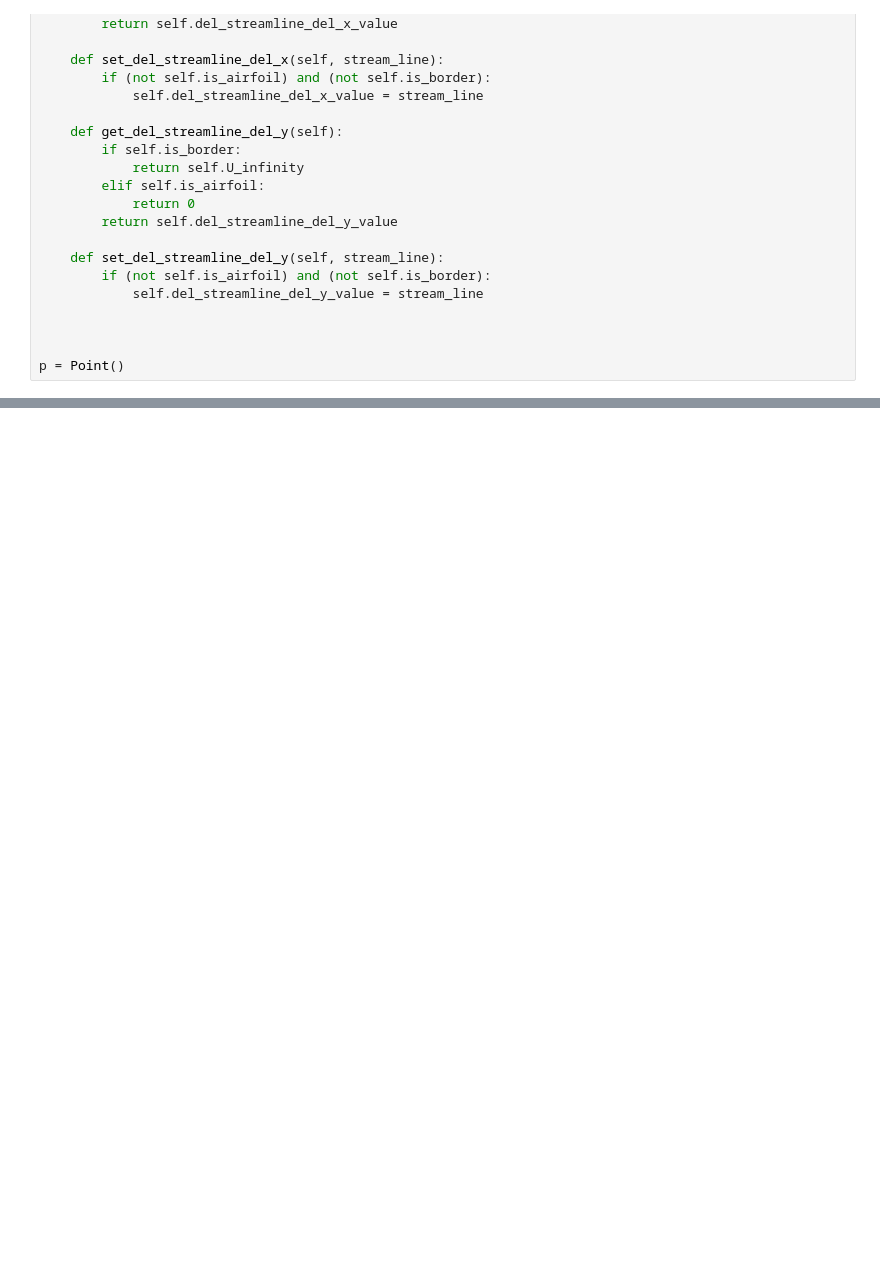
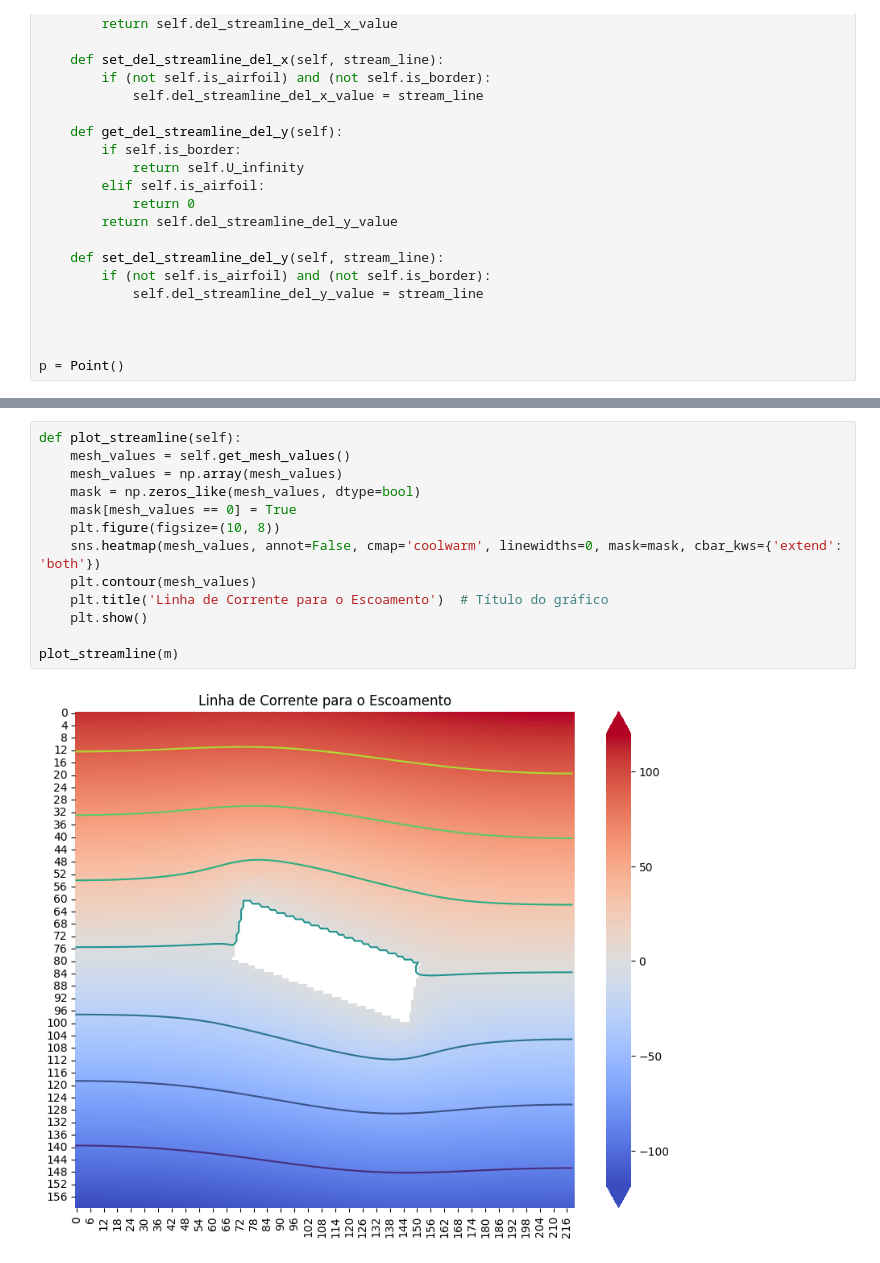
Before and after one commit to guicbelon/EulerRK4_simul, a Jupyter notebook: 2.ipynb, the cells around one changed output, grey strips where cells are left out. Cells and saved outputs as stored; diff of their text form; blank space fills up the shorter version.

```diff
--- a/2.ipynb
+++ b/2.ipynb
@@ -121,0 +328,15 @@ m.plot_mesh()
+# %%
+def plot_streamline(self):
+    mesh_values = self.get_mesh_values()
+    mesh_values = np.array(mesh_values)
+    mask = np.zeros_like(mesh_values, dtype=bool)
+    mask[mesh_values == 0] = True
+    plt.figure(figsize=(10, 8))
+    sns.heatmap(mesh_values, annot=False, cmap='coolwarm', linewidths=0, mask=mask, cbar_kws={'extend': 'both'})
+    plt.contour(mesh_values)
+    plt.title('Linha de Corrente para o Escoamento')  # Título do gráfico
+    plt.show()
+
+plot_streamline(m)
+# %% [output]
+[figure, added]
```
Also changed, not shown: parts of 9 cells of this notebook, 1 other file.
